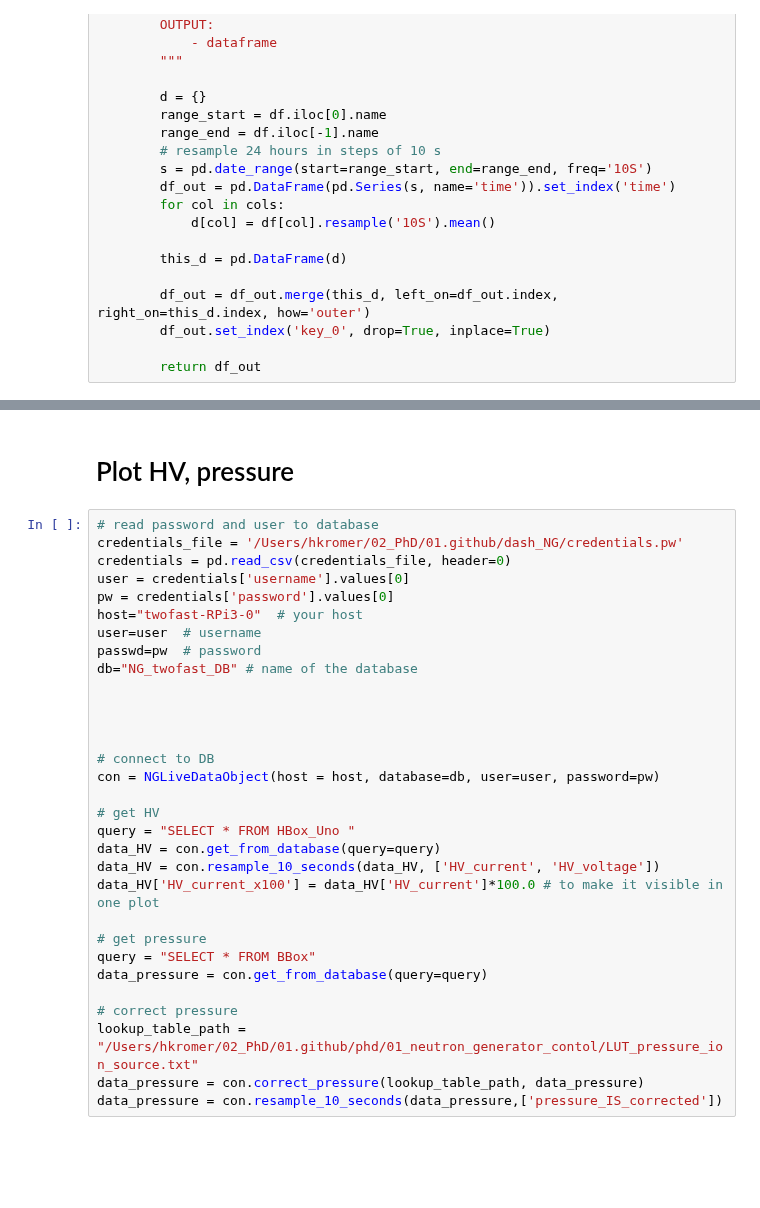
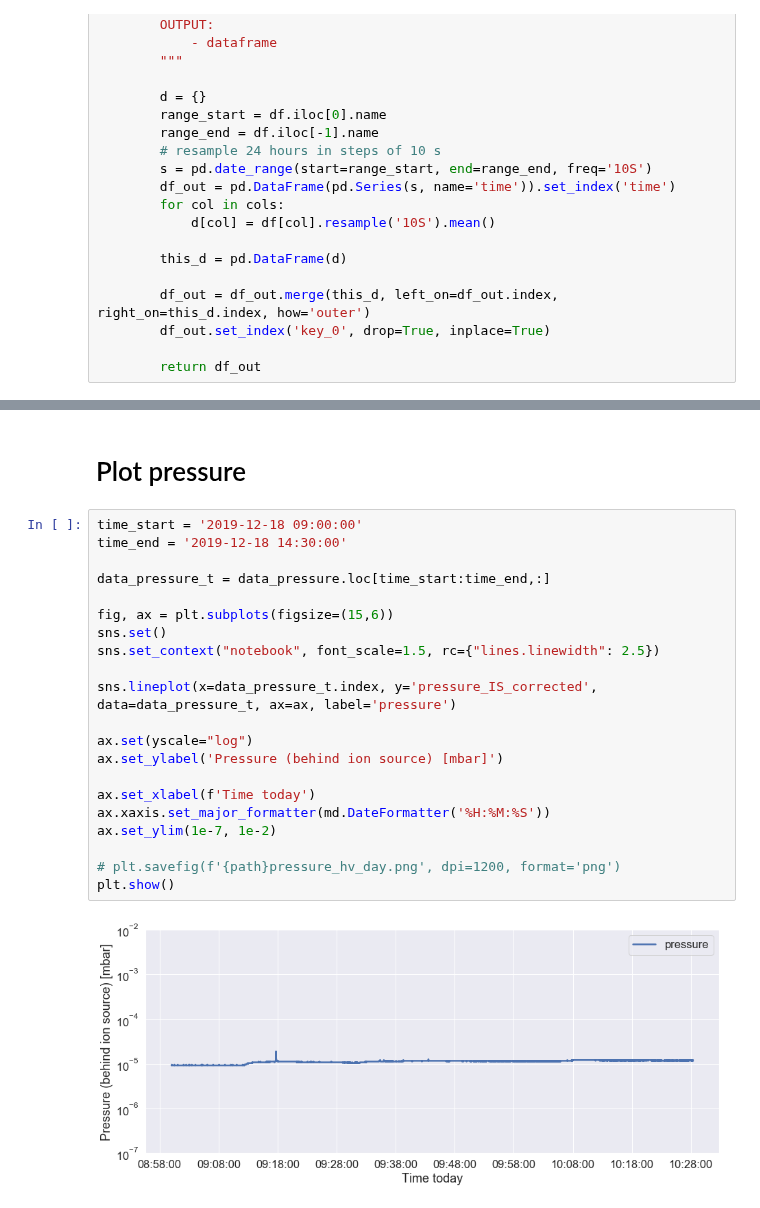
Before and after one commit to kromerh/phd_python, a Jupyter notebook: 14.ETL/02.DataFromLive.ipynb, the cells around one changed output, grey strips where cells are left out. Cells and saved outputs as stored; diff of their text form; blank space fills up the shorter version.

```diff
--- a/14.ETL/02.DataFromLive.ipynb
+++ b/14.ETL/02.DataFromLive.ipynb
@@ -83,34 +310,26 @@ class NGLiveDataObject():
 # %% [markdown]
-# Plot HV, pressure
+# Plot pressure
-# %%
-# read password and user to database
-credentials_file = '/Users/hkromer/02_PhD/01.github/dash_NG/credentials.pw'
-credentials = pd.read_csv(credentials_file, header=0)
-user = credentials['username'].values[0]
-pw = credentials['password'].values[0]
-host="twofast-RPi3-0"  # your host
-user=user  # username
-passwd=pw  # password
-db="NG_twofast_DB" # name of the database
-
-
-
-
-# connect to DB
-con = NGLiveDataObject(host = host, database=db, user=user, password=pw)
-
-# get HV
-query = "SELECT * FROM HBox_Uno "
-data_HV = con.get_from_database(query=query)
-data_HV = con.resample_10_seconds(data_HV, ['HV_current', 'HV_voltage'])
-data_HV['HV_current_x100'] = data_HV['HV_current']*100.0 # to make it visible in one plot
-
-# get pressure
-query = "SELECT * FROM BBox"
-data_pressure = con.get_from_database(query=query)
-
-# correct pressure
-lookup_table_path = "/Users/hkromer/02_PhD/01.github/phd/01_neutron_generator_contol/LUT_pressure_ion_source.txt"
-data_pressure = con.correct_pressure(lookup_table_path, data_pressure)
-data_pressure = con.resample_10_seconds(data_pressure,['pressure_IS_corrected'])
+# %%
+time_start = '2019-12-18 09:00:00'
+time_end = '2019-12-18 14:30:00'
+
+data_pressure_t = data_pressure.loc[time_start:time_end,:]
+
+fig, ax = plt.subplots(figsize=(15,6))
+sns.set()
+sns.set_context("notebook", font_scale=1.5, rc={"lines.linewidth": 2.5})
+
+sns.lineplot(x=data_pressure_t.index, y='pressure_IS_corrected', data=data_pressure_t, ax=ax, label='pressure')
+
+ax.set(yscale="log")
+ax.set_ylabel('Pressure (behind ion source) [mbar]')
+
+ax.set_xlabel(f'Time today')
+ax.xaxis.set_major_formatter(md.DateFormatter('%H:%M:%S'))
+ax.set_ylim(1e-7, 1e-2)
+
+# plt.savefig(f'{path}pressure_hv_day.png', dpi=1200, format='png')
+plt.show()
+# %% [output]
+[figure, added]
 # %%
```
Also changed, not shown: parts of 10 cells of this notebook, 9 other files.
